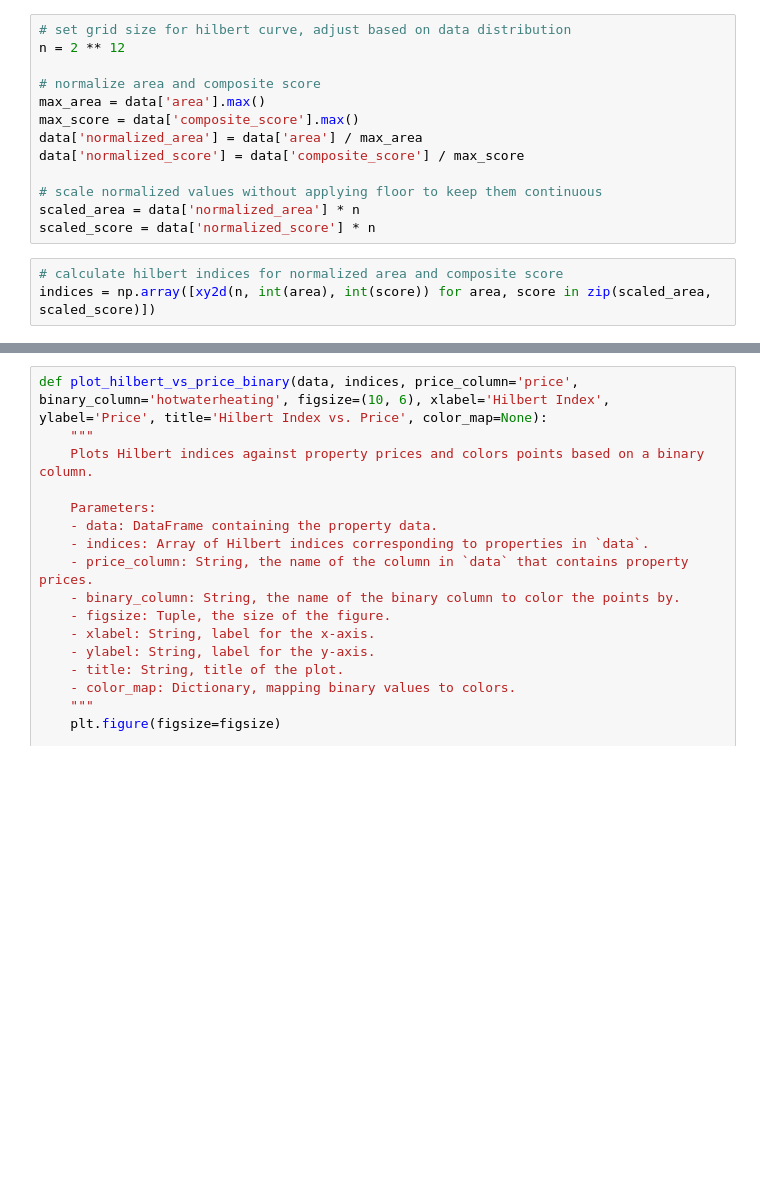
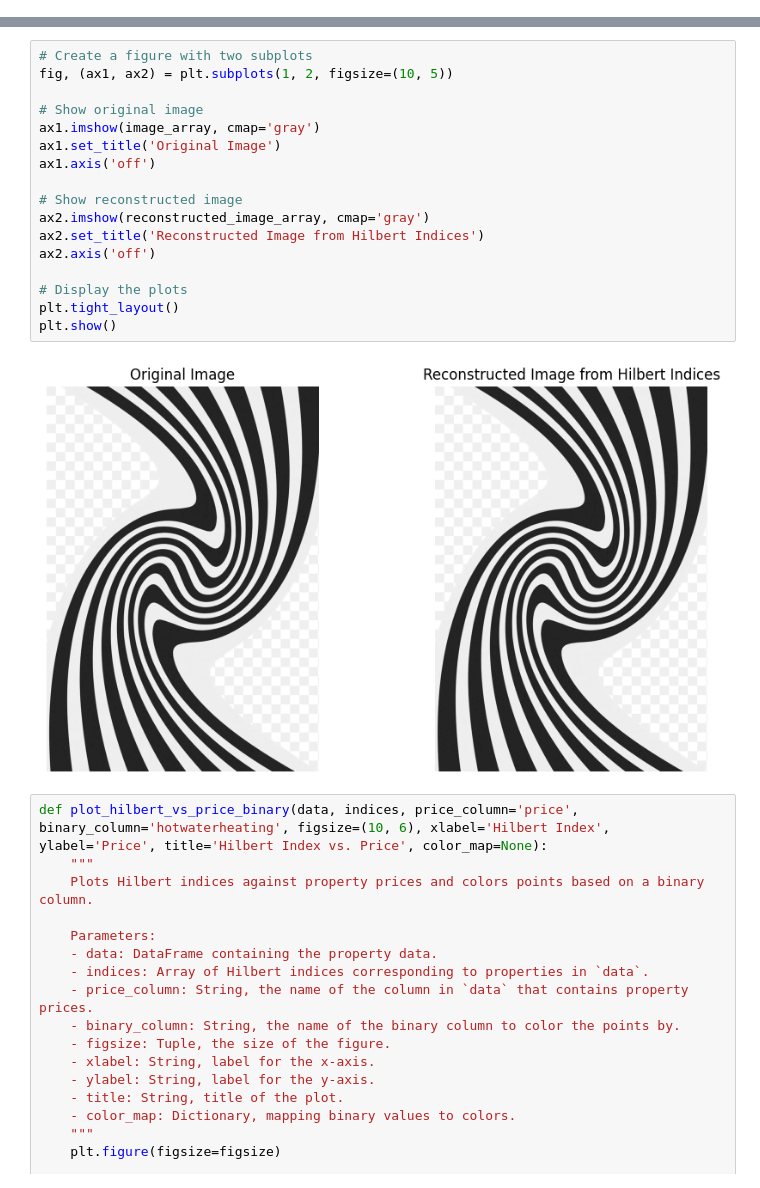
Before and after one commit to fellobello/hilbert-transform, a Jupyter notebook: hilbert.ipynb, the cells around one changed output, grey strips where cells are left out. Saved outputs shown, nothing was run; the diff lists cells and outputs as text; blank space fills up the shorter version.

```diff
--- a/hilbert.ipynb
+++ b/hilbert.ipynb
@@ -31,19 +31,3 @@ def rot(n, x, y, rx, ry):
             y = n-1 - y
         x, y = y, x
     return x, y
-# %%
-# set grid size for hilbert curve, adjust based on data distribution
-n = 2 ** 12
-
-# normalize area and composite score
-max_area = data['area'].max()
-max_score = data['composite_score'].max()
-data['normalized_area'] = data['area'] / max_area
-data['normalized_score'] = data['composite_score'] / max_score
-
-# scale normalized values without applying floor to keep them continuous
-scaled_area = data['normalized_area'] * n
-scaled_score = data['normalized_score'] * n
-# %%
-# calculate hilbert indices for normalized area and composite score
-indices = np.array([xy2d(n, int(area), int(score)) for area, score in zip(scaled_area, scaled_score)])
@@ -74,3 +96,22 @@ plt.show()
+# %%
+# Create a figure with two subplots
+fig, (ax1, ax2) = plt.subplots(1, 2, figsize=(10, 5))
+
+# Show original image
+ax1.imshow(image_array, cmap='gray')
+ax1.set_title('Original Image')
+ax1.axis('off')
+
+# Show reconstructed image
+ax2.imshow(reconstructed_image_array, cmap='gray')
+ax2.set_title('Reconstructed Image from Hilbert Indices')
+ax2.axis('off')
+
+# Display the plots
+plt.tight_layout()
+plt.show()
+# %% [output]
+[figure, added]
 # %%
 def plot_hilbert_vs_price_binary(data, indices, price_column='price', binary_column='hotwaterheating', figsize=(10, 6), xlabel='Hilbert Index', ylabel='Price', title='Hilbert Index vs. Price', color_map=None):
     """
```
Also changed, not shown: parts of 15 cells of this notebook, 1 other file.
